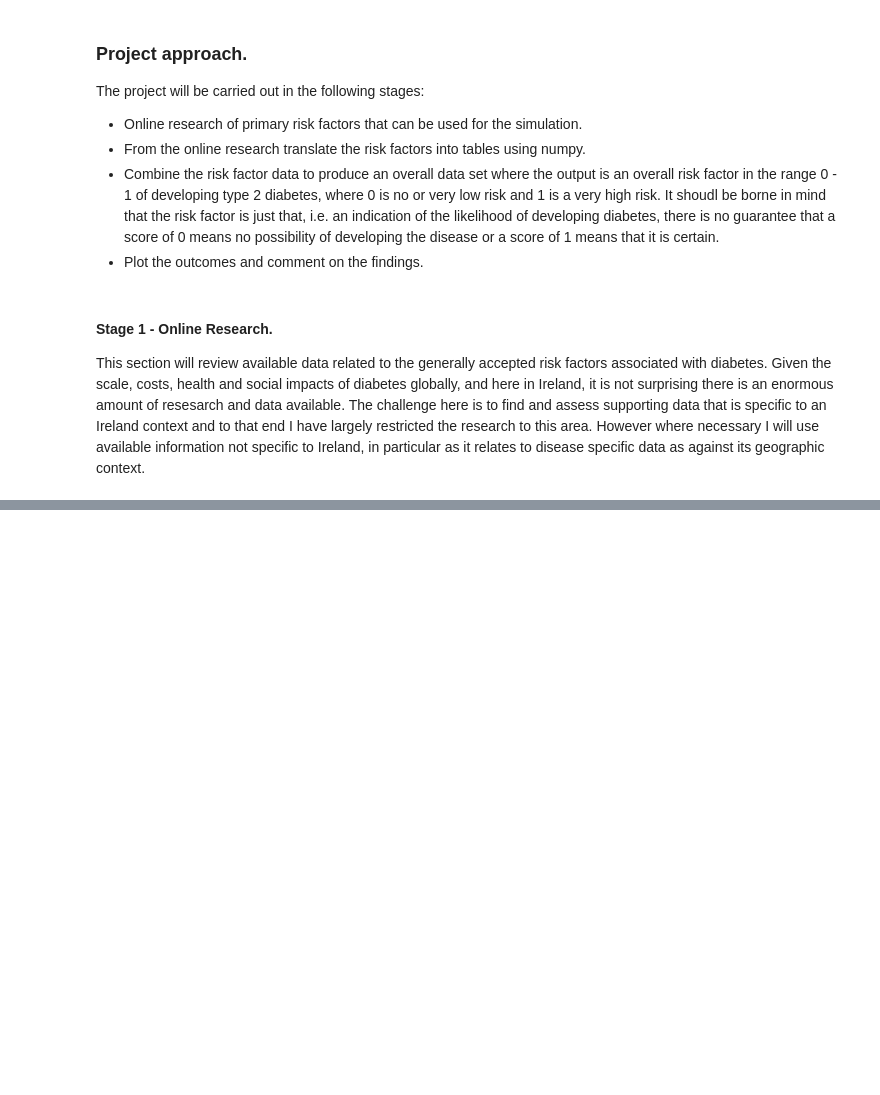
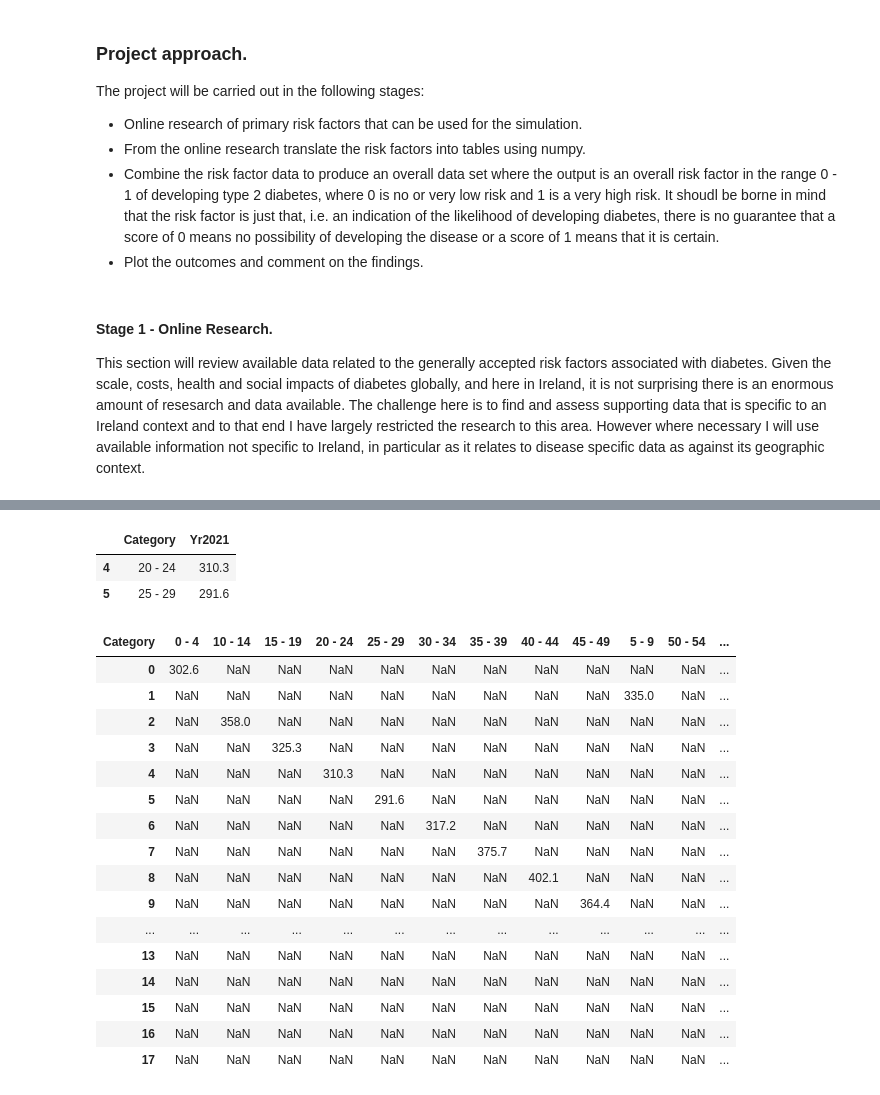
Before and after one commit to donneger/PFDA_Project_2021, a Jupyter notebook: PFDA_Project_2021.ipynb, the cells around one changed output, grey strips where cells are left out. Drawn from its saved outputs; the diff is of its cells as text; code cells hidden in the pictures; blank space fills up the shorter version.

Commit message:
Playing around with the population statistics, trying to amalgamate age categories.

```diff
--- a/PFDA_Project_2021.ipynb
+++ b/PFDA_Project_2021.ipynb
@@ -56,0 +69,4 @@ Below is the list of risk factors that I will be looking at to create the overal
+# %%
+#Import the population datatable
+df = pd.read_csv("./Datasets/IrelandPop_AgeCat.csv")
+df
@@ -56,0 +91,4 @@ Below is the list of risk factors that I will be looking at to create the overal
+# %%
+# Getting just the 2021 data.
+df_21 = df[['Category' , 'Yr2021']]
+df_21
@@ -56,0 +113,26 @@ Below is the list of risk factors that I will be looking at to create the overal
+# %%
+df_21.loc[4:5]
+# %% [output]
+|  | Category | Yr2021 |
+| 4 | 20 - 24 | 310.3 |
+| 5 | 25 - 29 | 291.6 |
+# %%
+df_21.pivot(index=None, columns='Category', values ='Yr2021')
+# %% [output]
+| Category | 0 - 4 | 10 - 14 | 15 - 19 | 20 - 24 | 25 - 29 | 30 - 34 | 35 - 39 | 40 - 44 | 45 - 49 | 5 - 9 | 50 - 54 | ... |
+| 0 | 302.6 | NaN | NaN | NaN | NaN | NaN | NaN | NaN | NaN | NaN | NaN | ... |
+| 1 | NaN | NaN | NaN | NaN | NaN | NaN | NaN | NaN | NaN | 335.0 | NaN | ... |
+| 2 | NaN | 358.0 | NaN | NaN | NaN | NaN | NaN | NaN | NaN | NaN | NaN | ... |
+| 3 | NaN | NaN | 325.3 | NaN | NaN | NaN | NaN | NaN | NaN | NaN | NaN | ... |
+| 4 | NaN | NaN | NaN | 310.3 | NaN | NaN | NaN | NaN | NaN | NaN | NaN | ... |
+| 5 | NaN | NaN | NaN | NaN | 291.6 | NaN | NaN | NaN | NaN | NaN | NaN | ... |
+| 6 | NaN | NaN | NaN | NaN | NaN | 317.2 | NaN | NaN | NaN | NaN | NaN | ... |
+| 7 | NaN | NaN | NaN | NaN | NaN | NaN | 375.7 | NaN | NaN | NaN | NaN | ... |
+| 8 | NaN | NaN | NaN | NaN | NaN | NaN | NaN | 402.1 | NaN | NaN | NaN | ... |
+| 9 | NaN | NaN | NaN | NaN | NaN | NaN | NaN | NaN | 364.4 | NaN | NaN | ... |
+| ... | ... | ... | ... | ... | ... | ... | ... | ... | ... | ... | ... | ... |
+| 13 | NaN | NaN | NaN | NaN | NaN | NaN | NaN | NaN | NaN | NaN | NaN | ... |
+| 14 | NaN | NaN | NaN | NaN | NaN | NaN | NaN | NaN | NaN | NaN | NaN | ... |
+| 15 | NaN | NaN | NaN | NaN | NaN | NaN | NaN | NaN | NaN | NaN | NaN | ... |
+| 16 | NaN | NaN | NaN | NaN | NaN | NaN | NaN | NaN | NaN | NaN | NaN | ... |
+| 17 | NaN | NaN | NaN | NaN | NaN | NaN | NaN | NaN | NaN | NaN | NaN | ... |
```
Also changed, not shown: parts of 5 cells of this notebook.
